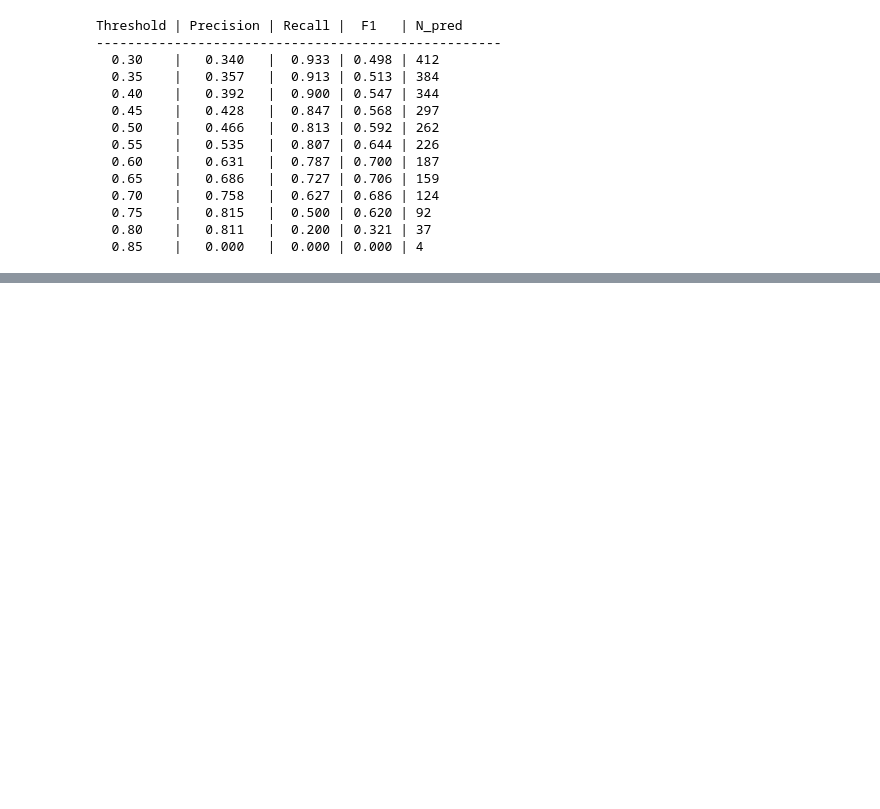
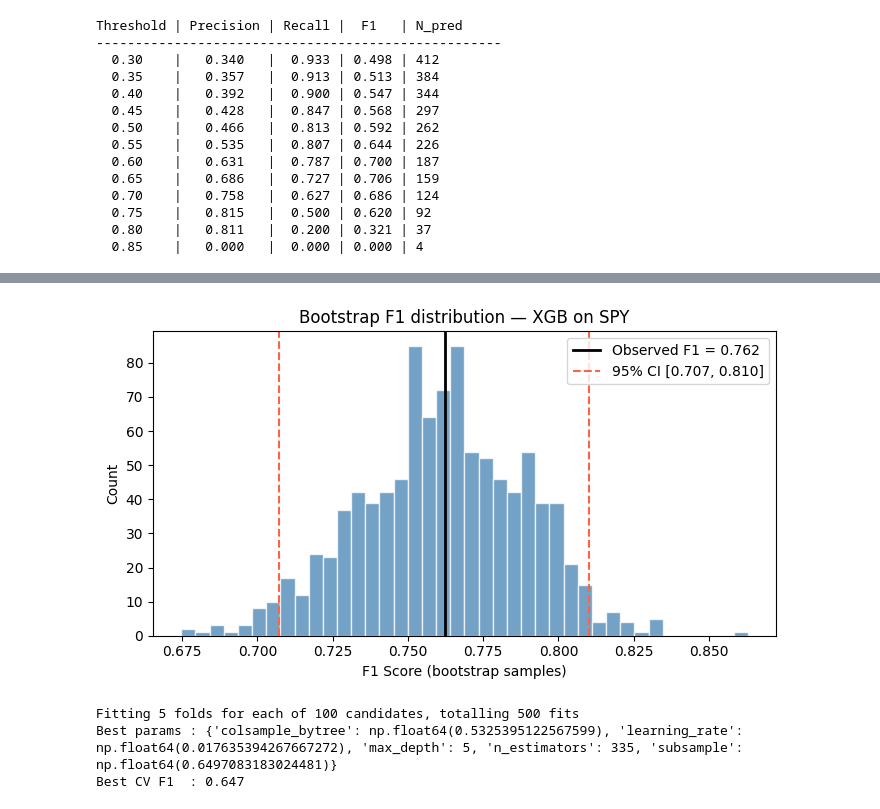
Before and after one commit to Bissapinho/Trend-classifier, a Jupyter notebook: notebooks/02_model_selection.ipynb, the cells around one changed output, grey strips where cells are left out. Cells and saved outputs as stored; diff of their text form; code cells hidden in the pictures; blank space fills up the shorter version.

```diff
--- a/notebooks/02_model_selection.ipynb
+++ b/notebooks/02_model_selection.ipynb
@@ -268,0 +336,73 @@ Mean F1 XGB: 0.755
+# %%
+def plot_bootstrap_dist(y_true, y_pred, ticker, model_name, B=1000):
+    f1_obs, ci_low, ci_high, f1_boot = bootstrap_f1_ci(y_true, y_pred, B=B)
+
+    fig, ax = plt.subplots(figsize=(7, 4))
+    ax.hist(f1_boot, bins=40, color='steelblue', alpha=0.75, edgecolor='white')
+    ax.axvline(f1_obs,  color='black',  lw=2,   label=f'Observed F1 = {f1_obs:.3f}')
+    ax.axvline(ci_low,  color='tomato', lw=1.5, linestyle='--',
+               label=f'95% CI [{ci_low:.3f}, {ci_high:.3f}]')
+    ax.axvline(ci_high, color='tomato', lw=1.5, linestyle='--')
+    ax.set_xlabel('F1 Score (bootstrap samples)')
+    ax.set_ylabel('Count')
+    ax.set_title(f'Bootstrap F1 distribution — {model_name} on {ticker}')
+    ax.legend()
+    plt.tight_layout()
+    plt.savefig(f'bootstrap_{model_name}_{ticker}.png', dpi=150)
+    plt.show()
+
+
+# Example: XGB on SPY
+X_spy_test, y_spy_test = prepare_asset('SPY')
+y_pred_xgb_spy = (xgb.predict_proba(X_spy_test) >= 0.90).astype(int)
+plot_bootstrap_dist(y_spy_test, y_pred_xgb_spy, 'SPY', 'XGB')
+# %% [output]
+[figure, added]
+# %%
+from sklearn.model_selection import TimeSeriesSplit, RandomizedSearchCV
+from sklearn.metrics import make_scorer, f1_score
+from scipy.stats import randint, uniform
+
+# ── Scorer ──────────────────────────────────────────────────
+f1_transition = make_scorer(f1_score, zero_division=0)
+
+# ── Distributions ───────────────────────────────────────────
+param_dist = {
+    'n_estimators':     randint(200, 500),
+    'max_depth':        randint(3, 8),
+    'learning_rate':    uniform(0.01, 0.09),   # sample in [0.01, 0.10]
+    'subsample':        uniform(0.5, 0.4),     # sample in [0.5, 0.9]
+    'colsample_bytree': uniform(0.5, 0.4),     # sample in [0.5, 0.9]
+}
+
+# ── Search ──────────────────────────────────────────────────
+tscv = TimeSeriesSplit(n_splits=5)
+scale_pos_weight = (y_train == 0).sum() / (y_train == 1).sum()
+
+xgb_base = XGBClassifier(
+    scale_pos_weight=scale_pos_weight,
+    eval_metric='logloss',
+    verbosity=0,
+    random_state=42
+)
+
+rs = RandomizedSearchCV(
+    estimator=xgb_base,
+    param_distributions=param_dist,
+    n_iter=100,              # 100 combinaisons aléatoires
+    scoring=f1_transition,
+    cv=tscv,
+    n_jobs=-1,
+    verbose=1,
+    random_state=42,
+    refit=True
+)
+
+rs.fit(X_train, y_train)
+
+print("Best params :", rs.best_params_)
+print("Best CV F1  :", round(rs.best_score_, 3))
+# %% [output]
+Fitting 5 folds for each of 100 candidates, totalling 500 fits
+Best params : {'colsample_bytree': np.float64(0.5325395122567599), 'learning_rate': np.float64(0.017635394267667272), 'max_depth': 5, 'n_estimators': 335, 'subsample': np.float64(0.6497083183024481)}
+Best CV F1  : 0.647
```
Also changed, not shown: parts of 5 cells of this notebook.
